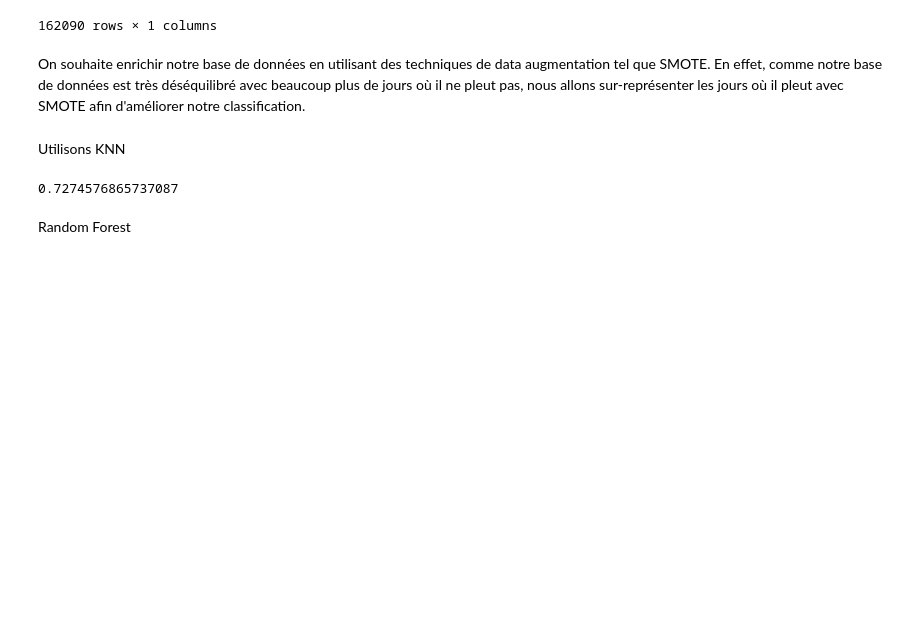
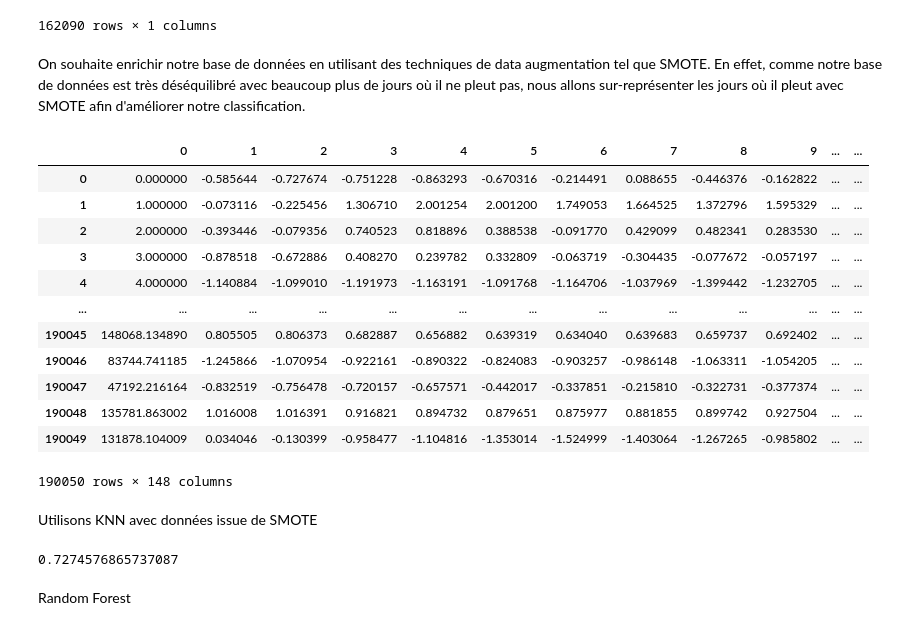
Before and after one commit to YassineLaamoumri/Big_data, a Jupyter notebook: projet2.ipynb, the cells around one changed output. Saved outputs shown, nothing was run; the diff lists cells and outputs as text; code cells hidden in the pictures; blank space fills up the shorter version.

```diff
--- a/projet2.ipynb
+++ b/projet2.ipynb
@@ -694,13 +694,28 @@ transformer = ColumnTransformer(
                      ]
                  )
 
-X = transformer.fit_transform(X)
+X_smote = transformer.fit_transform(X)
 sm = SMOTE(random_state=4)
-X,Class = sm.fit_resample(X,Class)
+X_smote,Class_smote = sm.fit_resample(X_smote,Class)
 # %%
-X = pd.DataFrame(X)
-Class = pd.DataFrame(Class)
+X_smote = pd.DataFrame(X_smote)
+Class_smote = pd.DataFrame(Class_smote)
+X_smote
+# %% [output]
+|  | 0 | 1 | 2 | 3 | 4 | 5 | 6 | 7 | 8 | 9 | ... | ... |
+| 0 | 0.000000 | -0.585644 | -0.727674 | -0.751228 | -0.863293 | -0.670316 | -0.214491 | 0.088655 | -0.446376 | -0.162822 | ... | ... |
+| 1 | 1.000000 | -0.073116 | -0.225456 | 1.306710 | 2.001254 | 2.001200 | 1.749053 | 1.664525 | 1.372796 | 1.595329 | ... | ... |
+| 2 | 2.000000 | -0.393446 | -0.079356 | 0.740523 | 0.818896 | 0.388538 | -0.091770 | 0.429099 | 0.482341 | 0.283530 | ... | ... |
+| 3 | 3.000000 | -0.878518 | -0.672886 | 0.408270 | 0.239782 | 0.332809 | -0.063719 | -0.304435 | -0.077672 | -0.057197 | ... | ... |
+| 4 | 4.000000 | -1.140884 | -1.099010 | -1.191973 | -1.163191 | -1.091768 | -1.164706 | -1.037969 | -1.399442 | -1.232705 | ... | ... |
+| ... | ... | ... | ... | ... | ... | ... | ... | ... | ... | ... | ... | ... |
+| 190045 | 148068.134890 | 0.805505 | 0.806373 | 0.682887 | 0.656882 | 0.639319 | 0.634040 | 0.639683 | 0.659737 | 0.692402 | ... | ... |
+| 190046 | 83744.741185 | -1.245866 | -1.070954 | -0.922161 | -0.890322 | -0.824083 | -0.903257 | -0.986148 | -1.063311 | -1.054205 | ... | ... |
+| 190047 | 47192.216164 | -0.832519 | -0.756478 | -0.720157 | -0.657571 | -0.442017 | -0.337851 | -0.215810 | -0.322731 | -0.377374 | ... | ... |
+| 190048 | 135781.863002 | 1.016008 | 1.016391 | 0.916821 | 0.894732 | 0.879651 | 0.875977 | 0.881855 | 0.899742 | 0.927504 | ... | ... |
+| 190049 | 131878.104009 | 0.034046 | -0.130399 | -0.958477 | -1.104816 | -1.353014 | -1.524999 | -1.403064 | -1.267265 | -0.985802 | ... | ... |
+190050 rows × 148 columns
 # %% [markdown]
-Utilisons KNN
+Utilisons KNN avec données issue de SMOTE
 # %%
 
```
Also changed, not shown: parts of 62 cells of this notebook.
